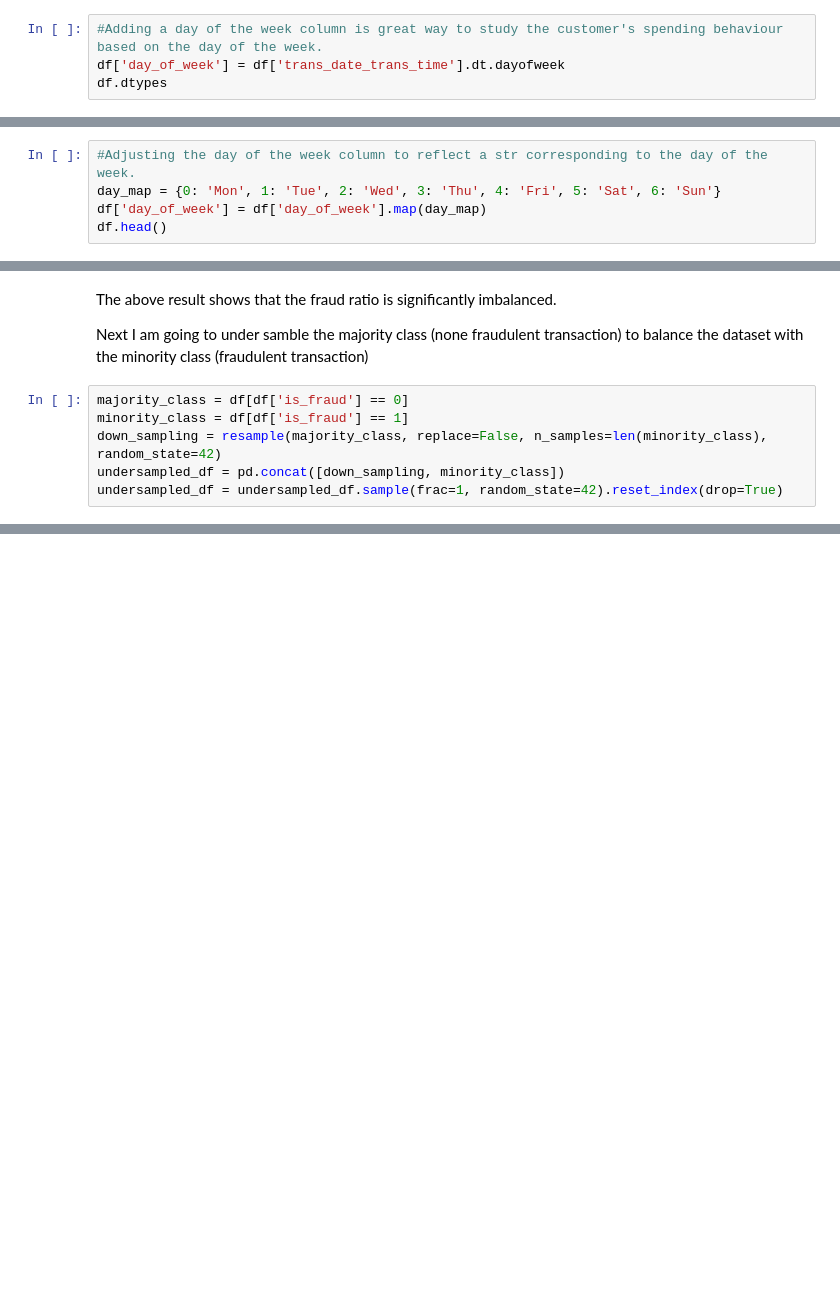
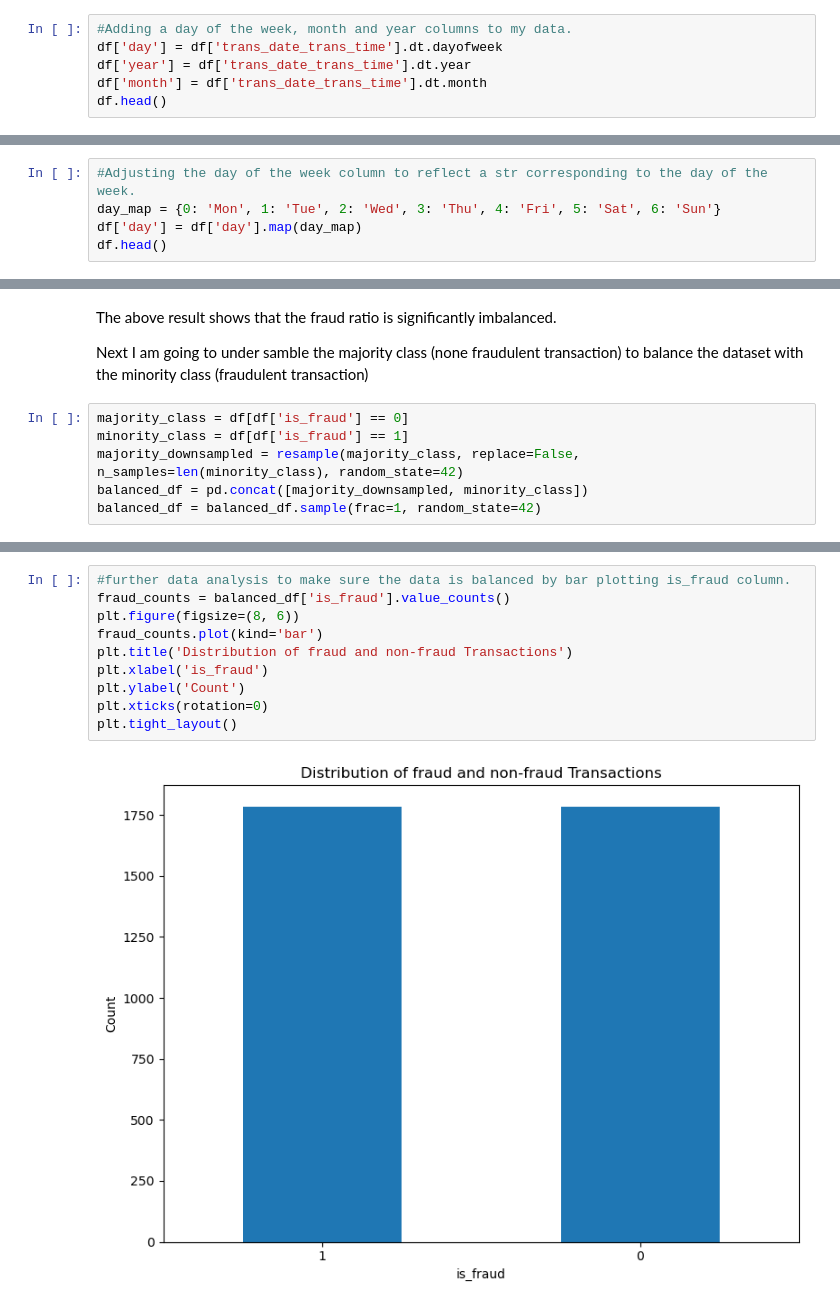
Before and after one commit to muthanna994/Credit-Card-Capstone-II-Springboard, a Jupyter notebook: Capstone II Data Wrangling.ipynb, the cells around one changed output, grey strips where cells are left out. Drawn from its saved outputs; the diff is of its cells as text; blank space fills up the shorter version.

```diff
--- a/Capstone II Data Wrangling.ipynb
+++ b/Capstone II Data Wrangling.ipynb
@@ -136,5 +152,7 @@ dtype: bool
 # %%
-#Adding a day of the week column is great way to study the customer's spending behaviour based on the day of the week.
-df['day_of_week'] = df['trans_date_trans_time'].dt.dayofweek
-df.dtypes
+#Adding a day of the week, month and year columns to my data.
+df['day'] = df['trans_date_trans_time'].dt.dayofweek
+df['year'] = df['trans_date_trans_time'].dt.year
+df['month'] = df['trans_date_trans_time'].dt.month
+df.head()
 # %% [output]
@@ -167,7 +165,7 @@ df.head()
 # %%
 #Adjusting the day of the week column to reflect a str corresponding to the day of the week.
 day_map = {0: 'Mon', 1: 'Tue', 2: 'Wed', 3: 'Thu', 4: 'Fri', 5: 'Sat', 6: 'Sun'}
-df['day_of_week'] = df['day_of_week'].map(day_map)
+df['day'] = df['day'].map(day_map)
 df.head()
 # %% [output]
 |  | trans_date_trans_time | merchant | category | amt | city | state | lat | long | city_pop | ... |
@@ -195,6 +193,6 @@ Next I am going to under samble the majority class (none fraudulent transaction)
 # %%
 majority_class = df[df['is_fraud'] == 0]
 minority_class = df[df['is_fraud'] == 1]
-down_sampling = resample(majority_class, replace=False, n_samples=len(minority_class), random_state=42)
-undersampled_df = pd.concat([down_sampling, minority_class])
-undersampled_df = undersampled_df.sample(frac=1, random_state=42).reset_index(drop=True)
+majority_downsampled = resample(majority_class, replace=False, n_samples=len(minority_class), random_state=42)
+balanced_df = pd.concat([majority_downsampled, minority_class])
+balanced_df = balanced_df.sample(frac=1, random_state=42)
@@ -218,0 +216,12 @@ Text(0, 0.5, 'Count')
+# %%
+#further data analysis to make sure the data is balanced by bar plotting is_fraud column.
+fraud_counts = balanced_df['is_fraud'].value_counts()
+plt.figure(figsize=(8, 6))
+fraud_counts.plot(kind='bar')
+plt.title('Distribution of fraud and non-fraud Transactions')
+plt.xlabel('is_fraud')
+plt.ylabel('Count')
+plt.xticks(rotation=0)
+plt.tight_layout()
+# %% [output]
+[figure, added]
```
Also changed, not shown: parts of 21 cells of this notebook.
